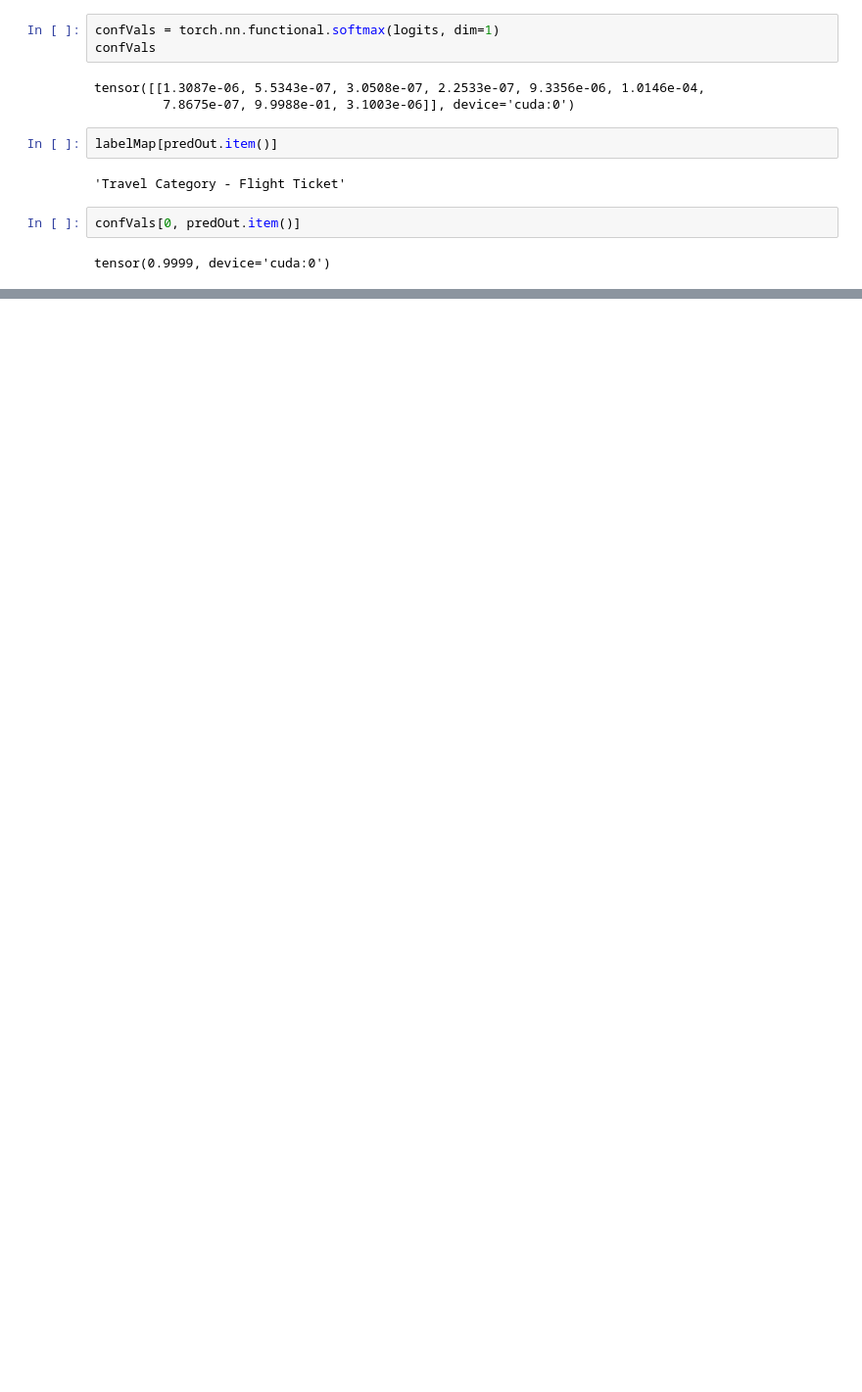
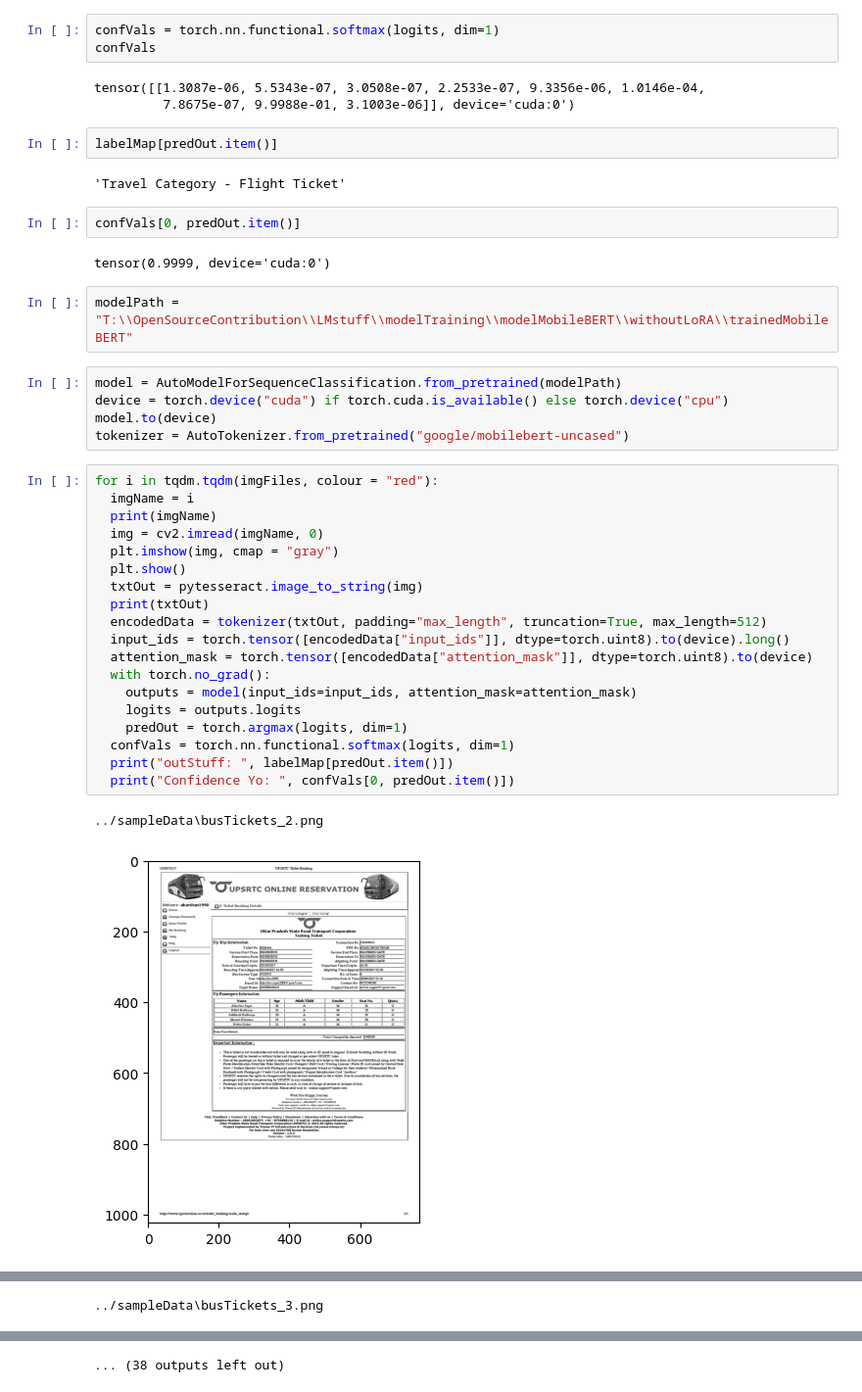
Before and after one commit to Sid-047/LMstuff, a Jupyter notebook: modelTraining/modelMobileBERT/withLoRA/outMobileBERTLoRA.ipynb, the cells around one changed output, grey strips where cells are left out. Shown at 98% size. Cells and saved outputs as stored; diff of their text form; blank space fills up the shorter version.

Commit message:
OCR imgTraversal Stuff

```diff
--- a/modelTraining/modelMobileBERT/withLoRA/outMobileBERTLoRA.ipynb
+++ b/modelTraining/modelMobileBERT/withLoRA/outMobileBERTLoRA.ipynb
@@ -132,3 +132,32 @@ labelMap[predOut.item()]
 confVals[0, predOut.item()]
 # %% [output]
 tensor(0.9999, device='cuda:0')
+# %%
+modelPath = "T:\\OpenSourceContribution\\LMstuff\\modelTraining\\modelMobileBERT\\withoutLoRA\\trainedMobileBERT"
+# %%
+model = AutoModelForSequenceClassification.from_pretrained(modelPath)
+device = torch.device("cuda") if torch.cuda.is_available() else torch.device("cpu")
+model.to(device)
+tokenizer = AutoTokenizer.from_pretrained("google/mobilebert-uncased")
+# %%
+for i in tqdm.tqdm(imgFiles, colour = "red"):
+  imgName = i
+  print(imgName)
+  img = cv2.imread(imgName, 0)
+  plt.imshow(img, cmap = "gray")
+  plt.show()
+  txtOut = pytesseract.image_to_string(img)
+  print(txtOut)
+  encodedData = tokenizer(txtOut, padding="max_length", truncation=True, max_length=512)
+  input_ids = torch.tensor([encodedData["input_ids"]], dtype=torch.uint8).to(device).long()
+  attention_mask = torch.tensor([encodedData["attention_mask"]], dtype=torch.uint8).to(device)
+  with torch.no_grad():
+    outputs = model(input_ids=input_ids, attention_mask=attention_mask)
+    logits = outputs.logits
+    predOut = torch.argmax(logits, dim=1)
+  confVals = torch.nn.functional.softmax(logits, dim=1)
+  print("outStuff: ", labelMap[predOut.item()])
+  print("Confidence Yo: ", confVals[0, predOut.item()])
+# %% [output]
+../sampleData\busTickets_2.png
+[figure, added]
@@ -134,0 +181 @@ tensor(0.9999, device='cuda:0')
+../sampleData\busTickets_3.png
@@ -134,0 +254 @@ tensor(0.9999, device='cuda:0')
+... (38 outputs left out)
```
Also changed, not shown: parts of 1 cell of this notebook.
